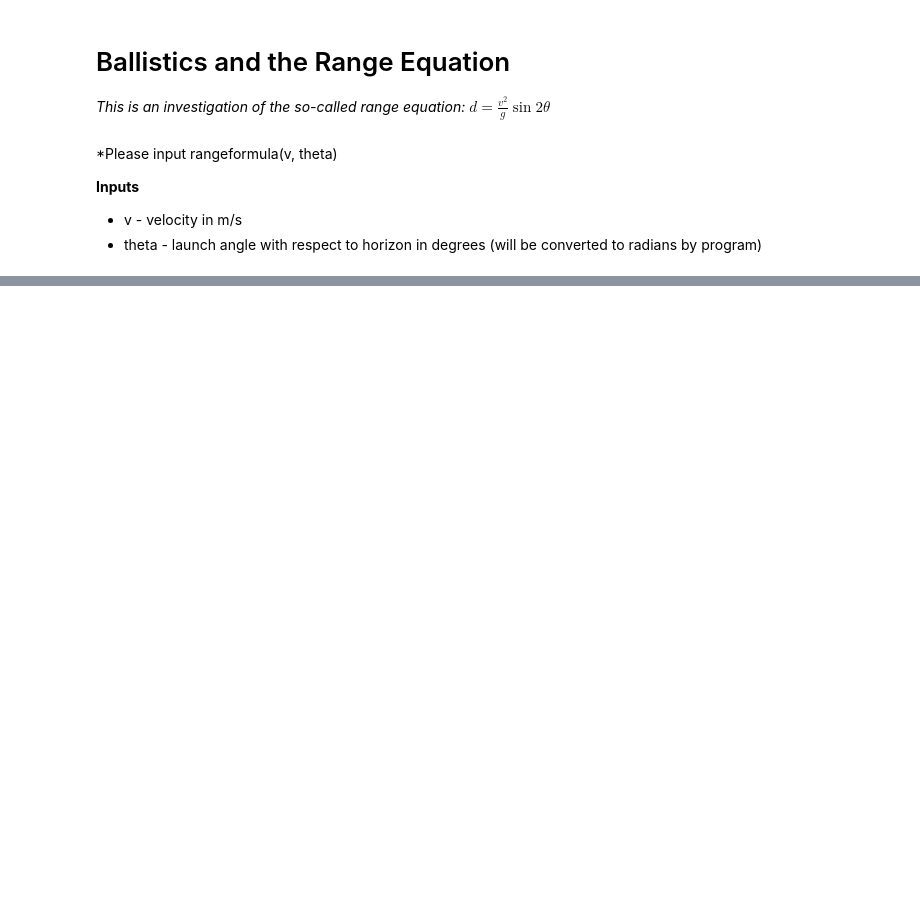
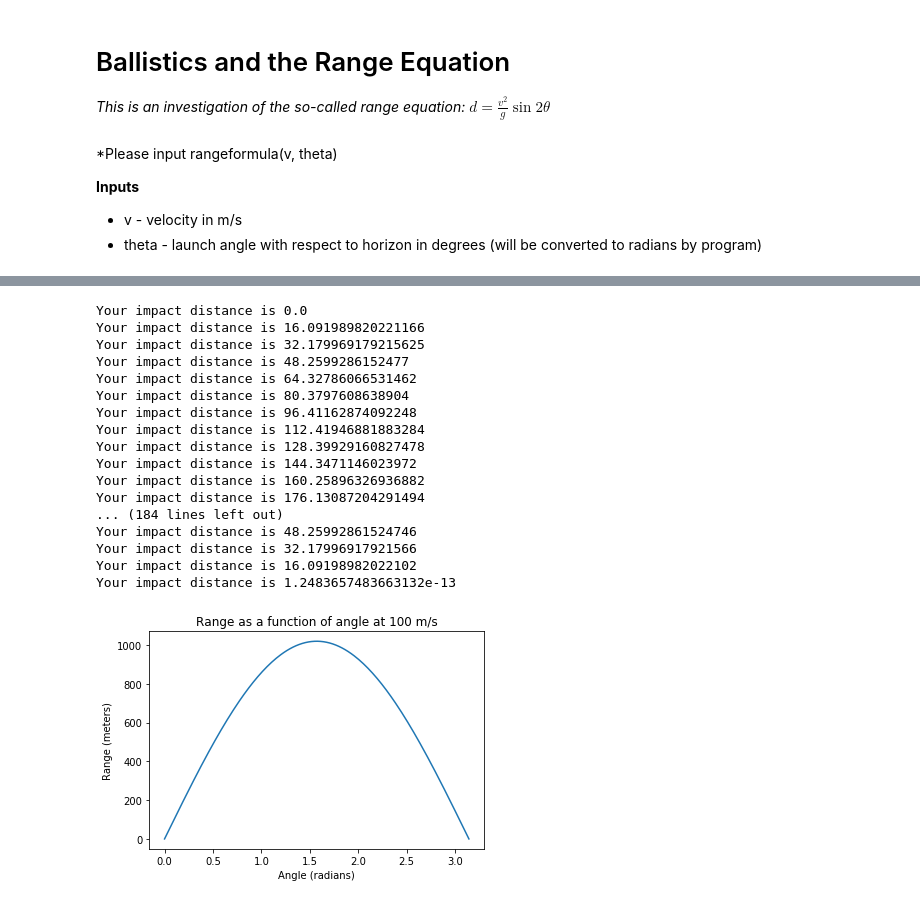
Before and after one commit to Clay190/Data-Science, a Jupyter notebook: ballistics.ipynb, the cells around one changed output, grey strips where cells are left out. Drawn from its saved outputs; the diff is of its cells as text; code cells hidden in the pictures; blank space fills up the shorter version.

```diff
--- a/ballistics.ipynb
+++ b/ballistics.ipynb
@@ -91,0 +124,27 @@ plt.show()
+# %%
+angleradians = linspace(0, pi, num = 200)
+rangefromradians = [rangeformula(100, angle) for angle in angles]
+plt.plot(angleradians, rangefromradians)
+plt.title('Range as a function of angle at 100 m/s')
+plt.xlabel('Angle (radians)')
+plt.ylabel('Range (meters)')
+plt.show()
+# %% [output]
+Your impact distance is 0.0
+Your impact distance is 16.091989820221166
+Your impact distance is 32.179969179215625
+Your impact distance is 48.2599286152477
+Your impact distance is 64.32786066531462
+Your impact distance is 80.3797608638904
+Your impact distance is 96.41162874092248
+Your impact distance is 112.41946881883284
+Your impact distance is 128.39929160827478
+Your impact distance is 144.3471146023972
+Your impact distance is 160.25896326936882
+Your impact distance is 176.13087204291494
+... (184 lines left out)
+Your impact distance is 48.25992861524746
+Your impact distance is 32.17996917921566
+Your impact distance is 16.09198982022102
+Your impact distance is 1.2483657483663132e-13
+[figure, added]
```
Also changed, not shown: parts of 16 cells of this notebook, 3 other files.
